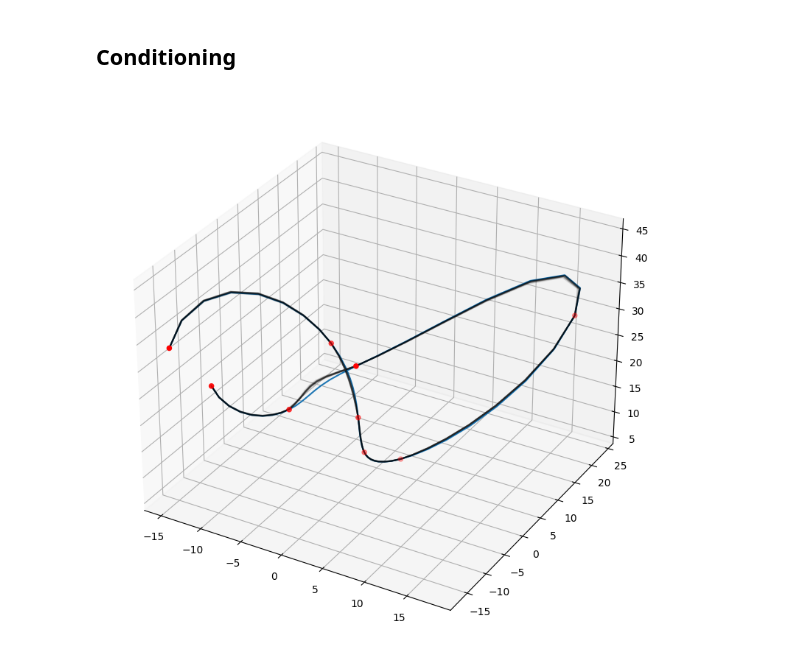
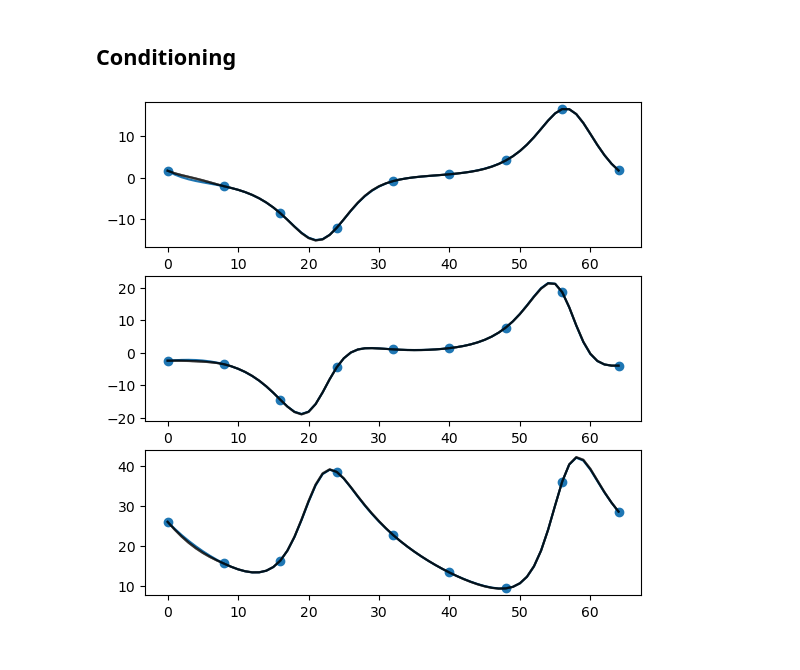
Before and after one commit to francois-rozet/sda, a Jupyter notebook: lorenz63.ipynb, the cells around one changed output. Saved outputs shown, nothing was run; the diff lists cells and outputs as text; code cells hidden in the pictures.

```diff
--- a/lorenz63.ipynb
+++ b/lorenz63.ipynb
@@ -114,17 +114,15 @@ impute = ImputationScore(preprocess(y), mask, sigma=1e-4)
 sde = SubVariancePreservingSDE(ComposedScore(score, impute), shape=y.shape)
 
 x = postprocess(sde.sample((16,), steps=256, corrections=4))
-# %%
-fig = plt.figure(figsize=(9.6, 9.6))
-
-ax = plt.axes(projection='3d')
-ax.plot3D(y[:, 0], y[:, 1], y[:, 2])
-
-for i in range(len(x)):
-    ax.plot3D(x[i, :, 0], x[i, :, 1], x[i, :, 2], color='black', alpha=0.1)
-
-ax.scatter(y[::8, 0], y[::8, 1], y[::8, 2], color='red')
-
-plt.show()
-# %% [output]
-[figure, removed]
+# %%
+fig, axs = plt.subplots(3, figsize=(6.4, 6.4))
+
+for i, ax in enumerate(axs.flat):
+    ax.plot(y[:, i], '-o', markevery=8)
+
+    for j in range(len(x)):
+        ax.plot(x[j, :, i], color='black', alpha=0.1)
+
+plt.show()
+# %% [output]
+[figure, added]
```
Also changed, not shown: parts of 5 cells of this notebook, 3 other files.
